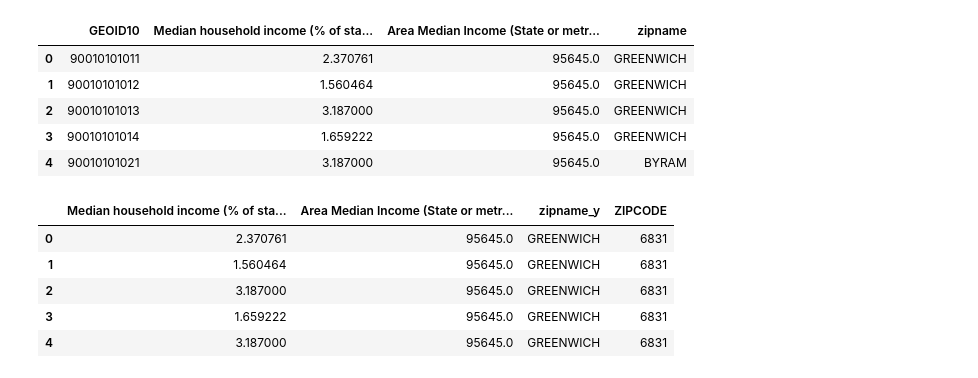
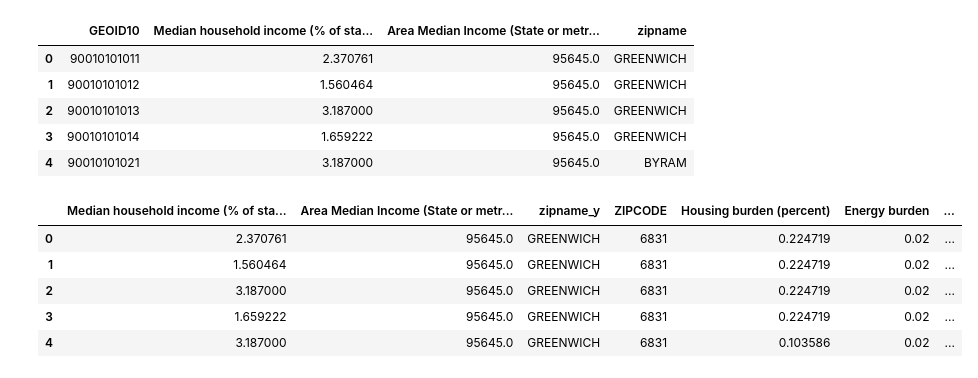
Before and after one commit to switzersc/enpower-mit-policy-hack, a Jupyter notebook: Vinith's version.ipynb, the cells around one changed output. Cells and saved outputs as stored; diff of their text form; code cells hidden in the pictures.

```diff
--- a/Vinith's version.ipynb
+++ b/Vinith's version.ipynb
@@ -47,13 +47,13 @@ ct_refined.head()
 | 4 | 90010101021 | 3.187000 | 95645.0 | BYRAM |
 # %%
 ct_merged = pd.read_csv('merged_data.csv')
-ct_refined = ct_merged[['Median household income (% of state median household income)', 'Area Median Income (State or metropolitan)', 'zipname_y', 'ZIPCODE', 'Housing burden (percent)', 'Energy burden', 'Energy burden (percentile)']].copy()
+ct_refined = ct_merged[['Median household income (% of state median household income)', 'Area Median Income (State or metropolitan)', 'zipname_y', 'ZIPCODE', 'Housing burden (percent)', 'Energy burden', 'Energy burden (percentile)', 'Individuals over 64 years old', 'Physical health not good for >=14 days among adults aged >=18 years', 'FEMA Risk Index Expected Annual Loss Score', 'Housing + Transportation Costs % Income for the Regional Typical Household (percentile)', 'Percent individuals age 25 or over with less than high school degree (percentile)', 'Persistent Poverty Census Tract', 'Percent of individuals < 200% Federal Poverty Line (percentile)', 'Life expectancy (years)']].copy()
 ct_refined.head()
 # %% [output]
-|  | Median household income (% of sta... | Area Median Income (State or metr... | zipname_y | ZIPCODE |
-| 0 | 2.370761 | 95645.0 | GREENWICH | 6831 |
-| 1 | 1.560464 | 95645.0 | GREENWICH | 6831 |
-| 2 | 3.187000 | 95645.0 | GREENWICH | 6831 |
-| 3 | 1.659222 | 95645.0 | GREENWICH | 6831 |
-| 4 | 3.187000 | 95645.0 | GREENWICH | 6831 |
+|  | Median household income (% of sta... | Area Median Income (State or metr... | zipname_y | ZIPCODE | Housing burden (percent) | Energy burden | ... |
+| 0 | 2.370761 | 95645.0 | GREENWICH | 6831 | 0.224719 | 0.02 | ... |
+| 1 | 1.560464 | 95645.0 | GREENWICH | 6831 | 0.224719 | 0.02 | ... |
+| 2 | 3.187000 | 95645.0 | GREENWICH | 6831 | 0.224719 | 0.02 | ... |
+| 3 | 1.659222 | 95645.0 | GREENWICH | 6831 | 0.224719 | 0.02 | ... |
+| 4 | 3.187000 | 95645.0 | GREENWICH | 6831 | 0.103586 | 0.02 | ... |
 # %%
```
Also changed, not shown: parts of 4 cells of this notebook, 1 other file.
